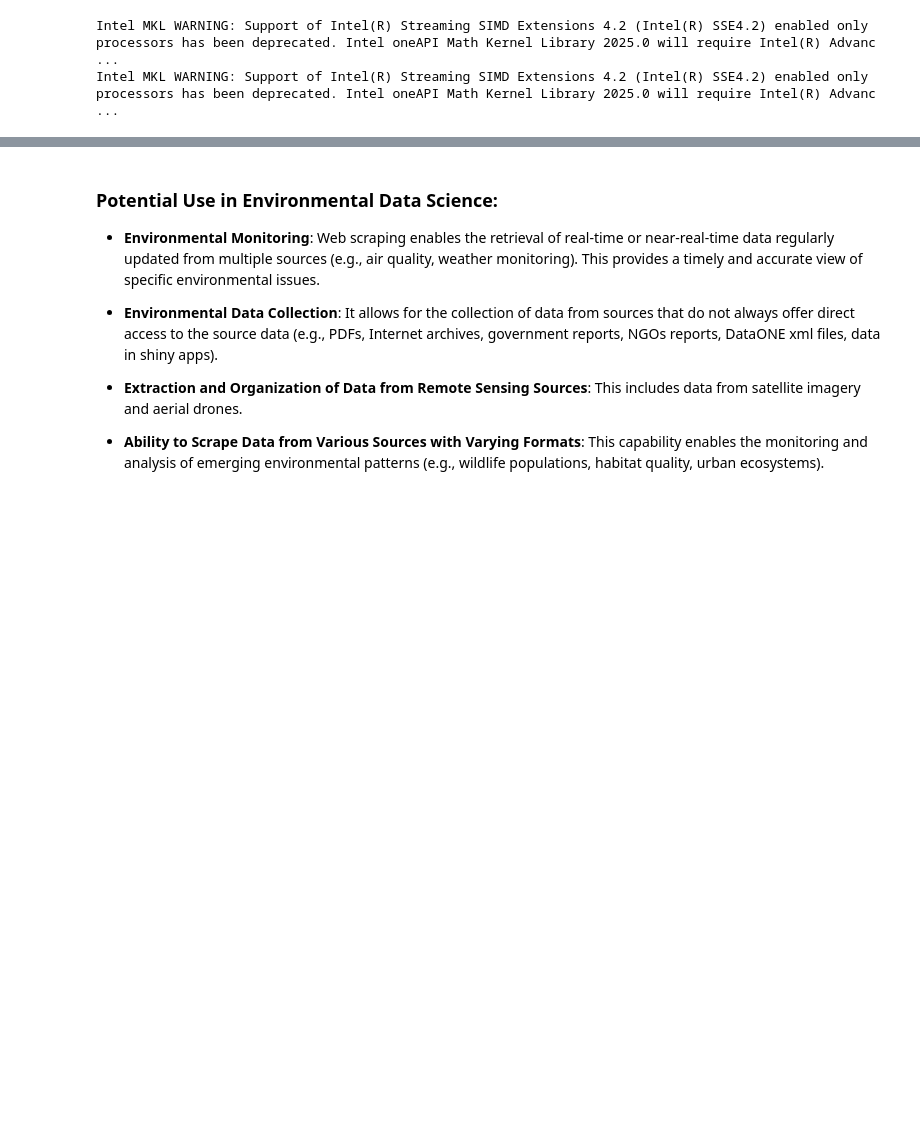
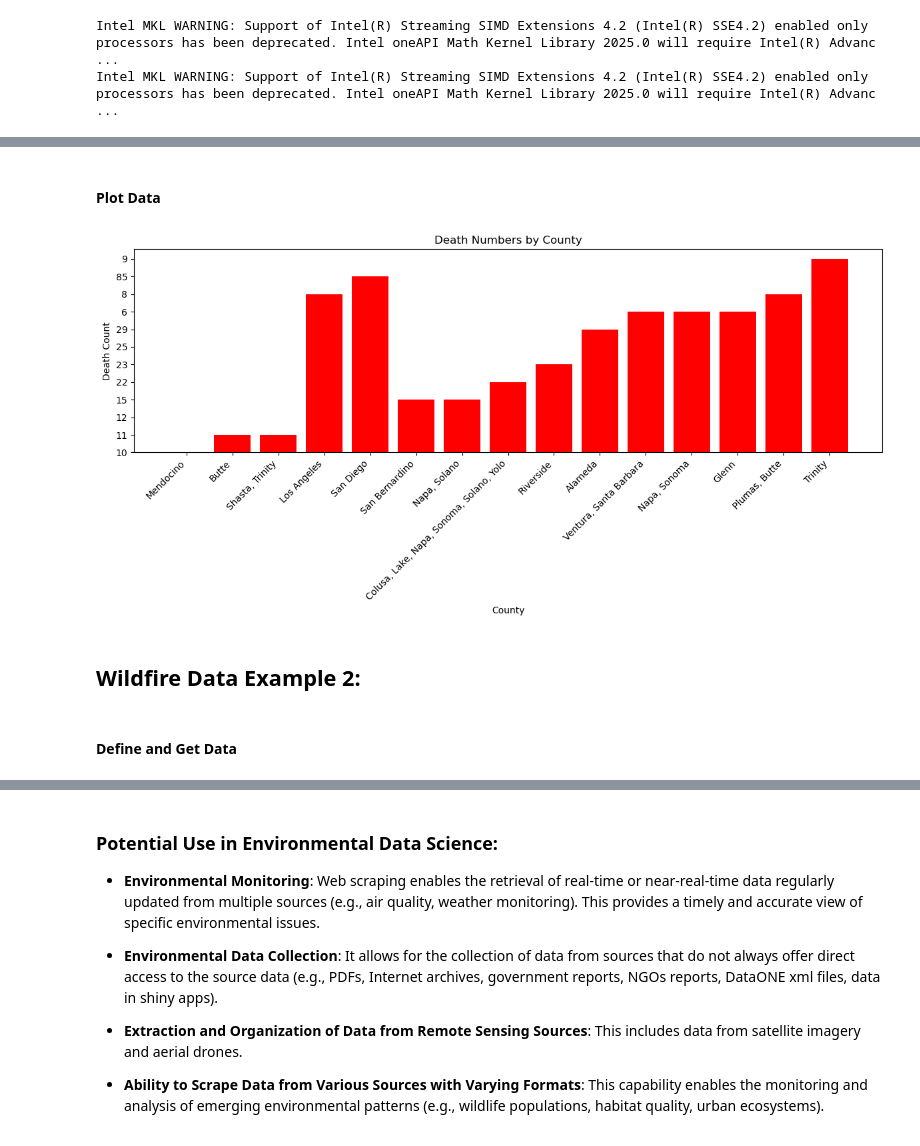
Before and after one commit to fletcher-m/group3_project, a Jupyter notebook: nbs/beautiful_soup_demo.ipynb, the cells around one changed output, grey strips where cells are left out. Saved outputs shown, nothing was run; the diff lists cells and outputs as text; code cells hidden in the pictures; blank space fills up the shorter version.

Commit message:
updates with graphs

```diff
--- a/nbs/beautiful_soup_demo.ipynb
+++ b/nbs/beautiful_soup_demo.ipynb
@@ -84,0 +87,11 @@ Intel MKL WARNING: Support of Intel(R) Streaming SIMD Extensions 4.2 (Intel(R) S
+# %%
+# Define the URL of the page you are trying to scrape
+url = 'https://en.wikipedia.org/wiki/List_of_California_wildfires'
+# Send an HTTP GET request to the URL
+response = requests.get(url)
+# Check if the request was successful (status code 200)
+if response.status_code == 200:
+    # Parse the HTML content using Beautiful Soup
+    soup = BeautifulSoup(response.text, 'html.parser')
+    # Find the wildfire data table based on the HTML structure (you need to inspect the page)
+    table = soup.find('table', {'class': 'wikitable'})  # Assuming the table has 'wikitable' class
@@ -85,3 +146,30 @@ Intel MKL WARNING: Support of Intel(R) Streaming SIMD Extensions 4.2 (Intel(R) S
+# %% [markdown]
+#### Plot Data
+# %%
+df_filtered = df.dropna(subset=["County", "Deaths"])
+df["Deaths"] = pd.to_numeric(df["Deaths"], errors='coerce')
+
+# Sort the DataFrame by "Deaths" in descending ord
+df_sorted = df_filtered.sort_values(by="Deaths", ascending=False)
+
+
+# Create a column chart
+plt.figure(figsize=(12, 6))
+plt.bar(df_sorted["County"], df_sorted["Deaths"][::-1], color='red')
+plt.xlabel("County")
+plt.ylabel("Death Count")
+plt.title("Death Numbers by County")
+plt.xticks(rotation=45, ha='right')
+
+# Show the column chart
+plt.tight_layout()
+plt.show()
+# %% [output]
+[figure, added]
+# %% [markdown]
+## Wildfire Data Example 2:
+# %% [markdown]
+#### Define and Get Data
 # %%
 # Define the URL of the Wikipedia page
 url = 'https://en.wikipedia.org/wiki/List_of_California_wildfires'
```
Also changed, not shown: parts of 15 cells of this notebook, 2 other files.
